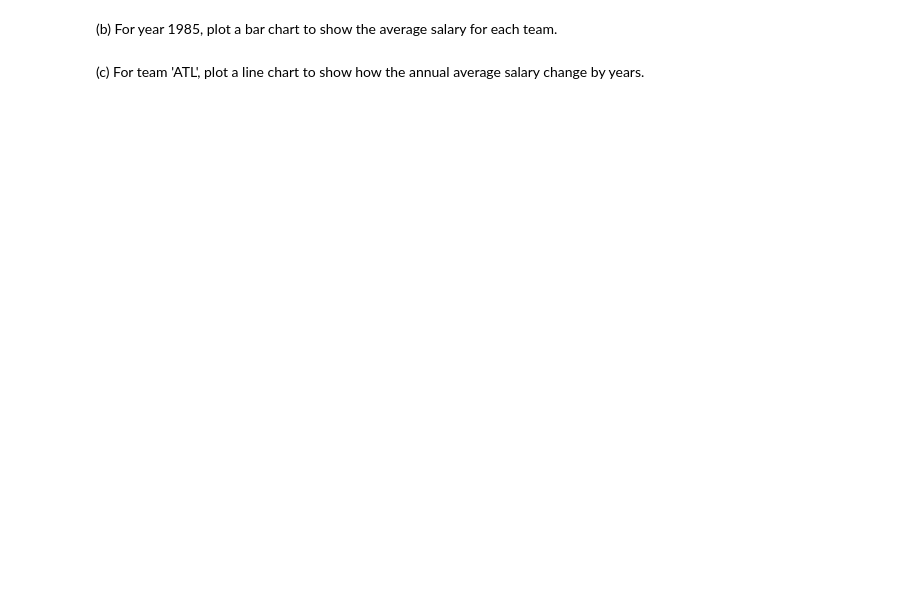
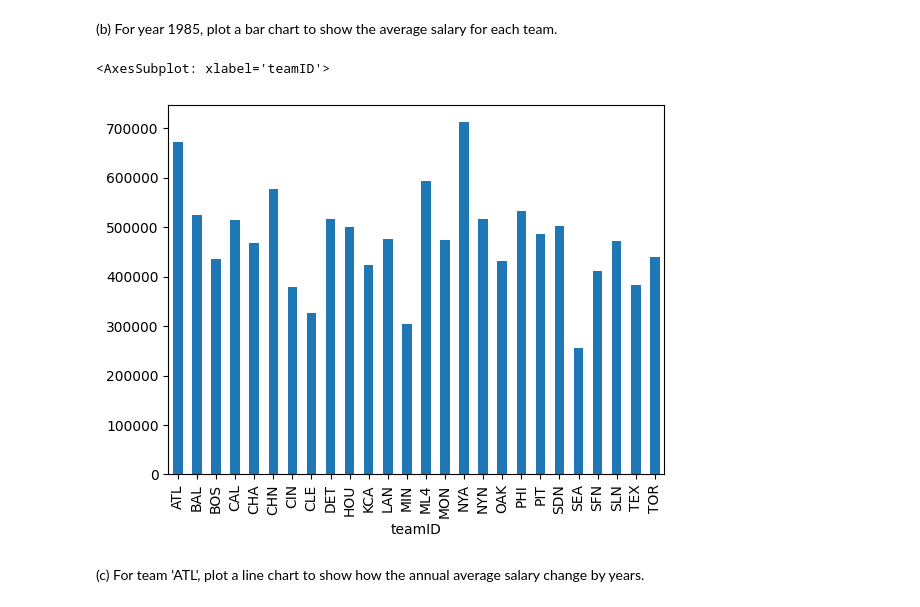
Before and after one commit to dattpatel99/DSCI_552, a Jupyter notebook: INF-552 Lab0.ipynb, the cells around one changed output. Drawn from its saved outputs; the diff is of its cells as text; code cells hidden in the pictures; blank space fills up the shorter version.

```diff
--- a/INF-552 Lab0.ipynb
+++ b/INF-552 Lab0.ipynb
@@ -555,4 +564,11 @@ Use the Salaries.csv again (You can use the dataframe object loaded from section
 # %% [markdown]
 (b) For year 1985, plot a bar chart to show the average salary for each team.
+# %%
+data_1985 = df2[df2['yearID'] == 1985]
+data = data_1985.groupby('teamID')['salary'].mean()
+data.plot(kind='bar')
+# %% [output]
+<AxesSubplot: xlabel='teamID'>
+[figure, added]
 # %% [markdown]
 (c) For team 'ATL', plot a line chart to show how the annual average salary change by years.
```
Also changed, not shown: parts of 7 cells of this notebook.
